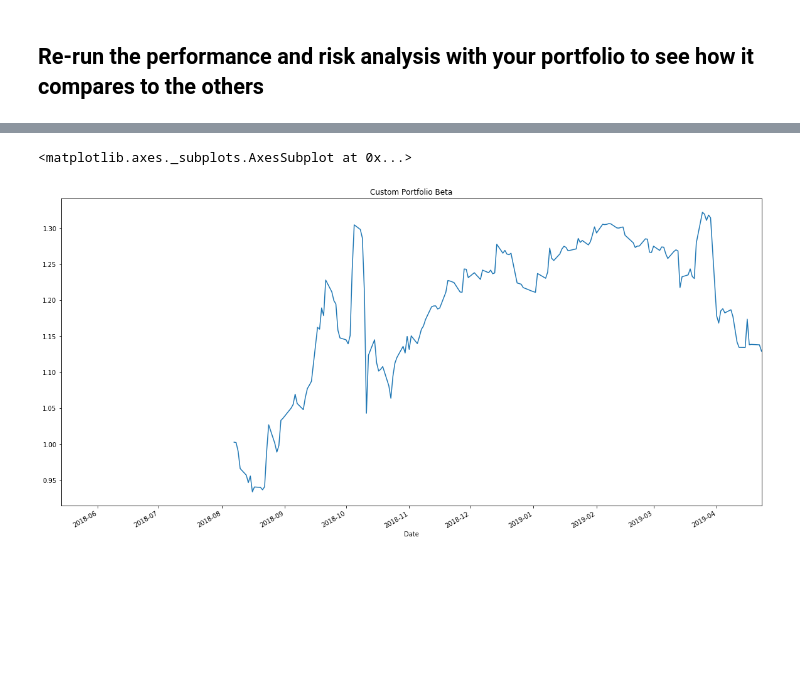
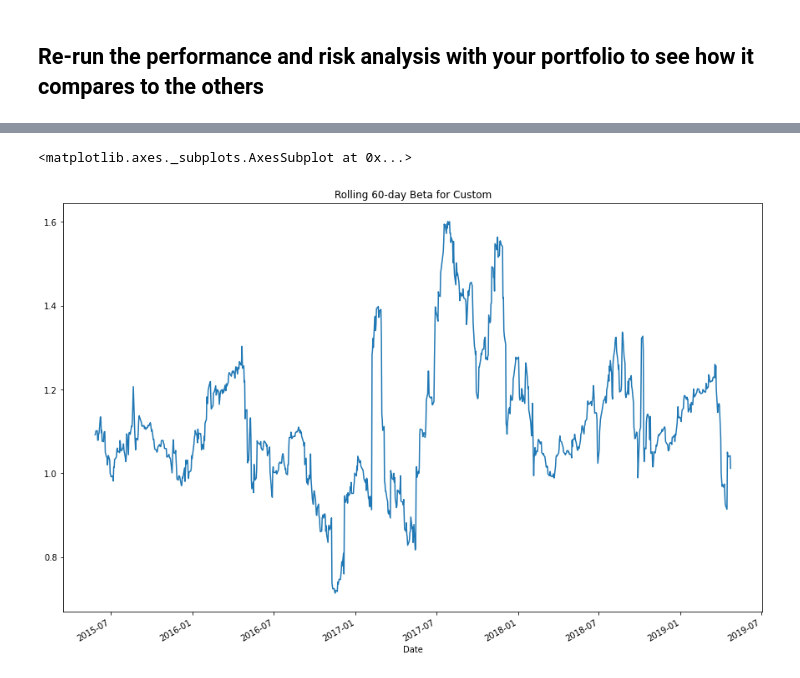
Before and after one commit to toddshev/pandas-homework, a Jupyter notebook: Homework/Starter_Code/whale_analysis.ipynb, the cells around one changed output, grey strips where cells are left out. Saved outputs shown, nothing was run; the diff lists cells and outputs as text; code cells hidden in the pictures; blank space fills up the shorter version.

```diff
--- a/Homework/Starter_Code/whale_analysis.ipynb
+++ b/Homework/Starter_Code/whale_analysis.ipynb
@@ -679,13 +625,22 @@ sns.heatmat(df_corr, vmin = -1, vmax = 1)
 # %%
 # Beta
 # YOUR CODE HERE
-win = 21
-cov = daily_returns["Custom"].cov(IND)
-var = daily_returns["Custom"].var()
+
+ticker = "Custom"
+win = 60
+
+cov = daily_returns[ticker].cov(daily_returns[IND])
+var = daily_returns[ticker].var()
+
 beta = cov / var
 
-rolling = daily_returns["Custom"].rolling(window = win).cov(daily_returns[IND].rolling(window=win).std())
-rolling.plot(figsize = (10,12),title = f"Rolling {win}-day Beta for Custom Portfolio")
+rolling_cov = daily_returns[ticker].rolling(window=win).cov(daily_returns[IND])
+rolling_cov.sort_index(inplace = True)
+rolling_var = daily_returns[IND].rolling(window=win).var()
+rolling_var.sort_index(inplace = True)
+rolling_beta = rolling_cov / rolling_var
+
+rolling_beta.plot(figsize = [15,10], title = f"Rolling {win}-day Beta for {ticker.title()}")
 # %% [output]
 <matplotlib.axes._subplots.AxesSubplot at 0x...>
-[figure, old version]
+[figure, new version]
```
Also changed, not shown: parts of 29 cells of this notebook, 7 other files.
